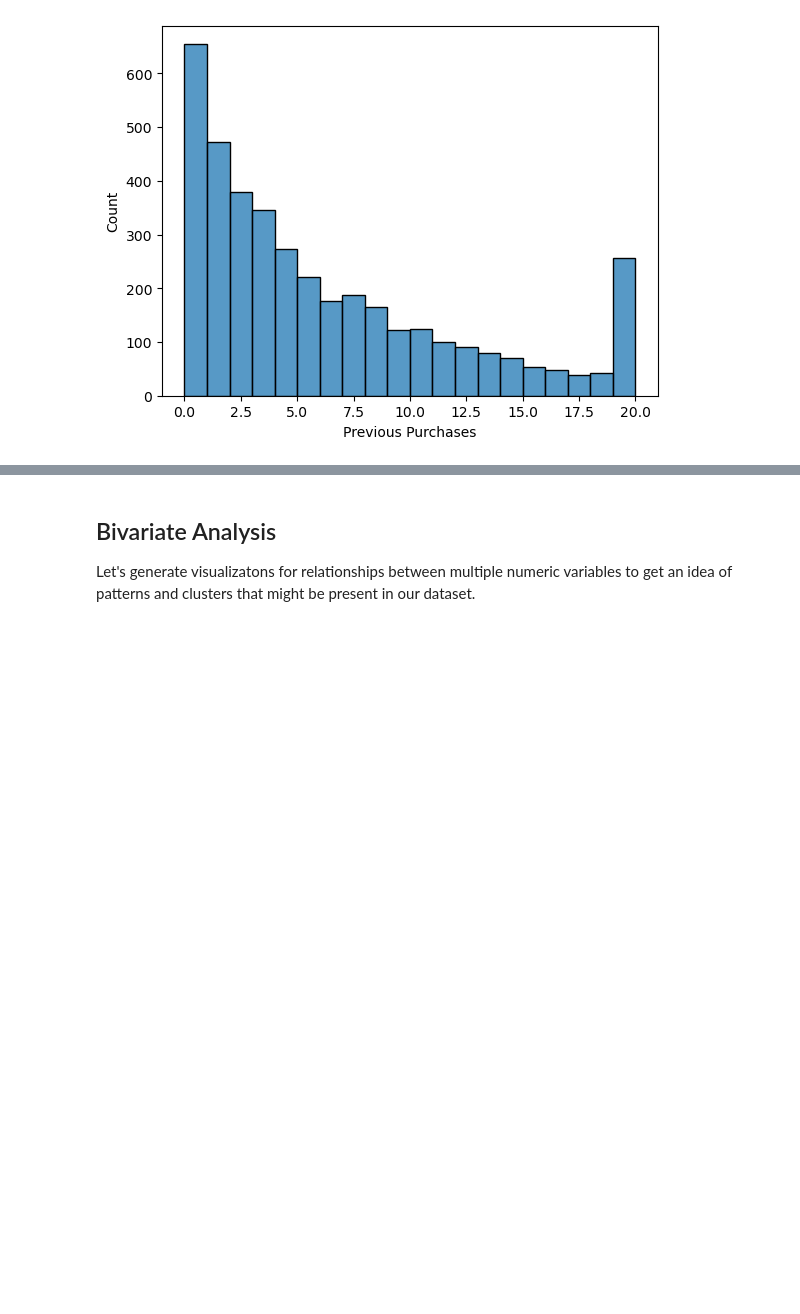
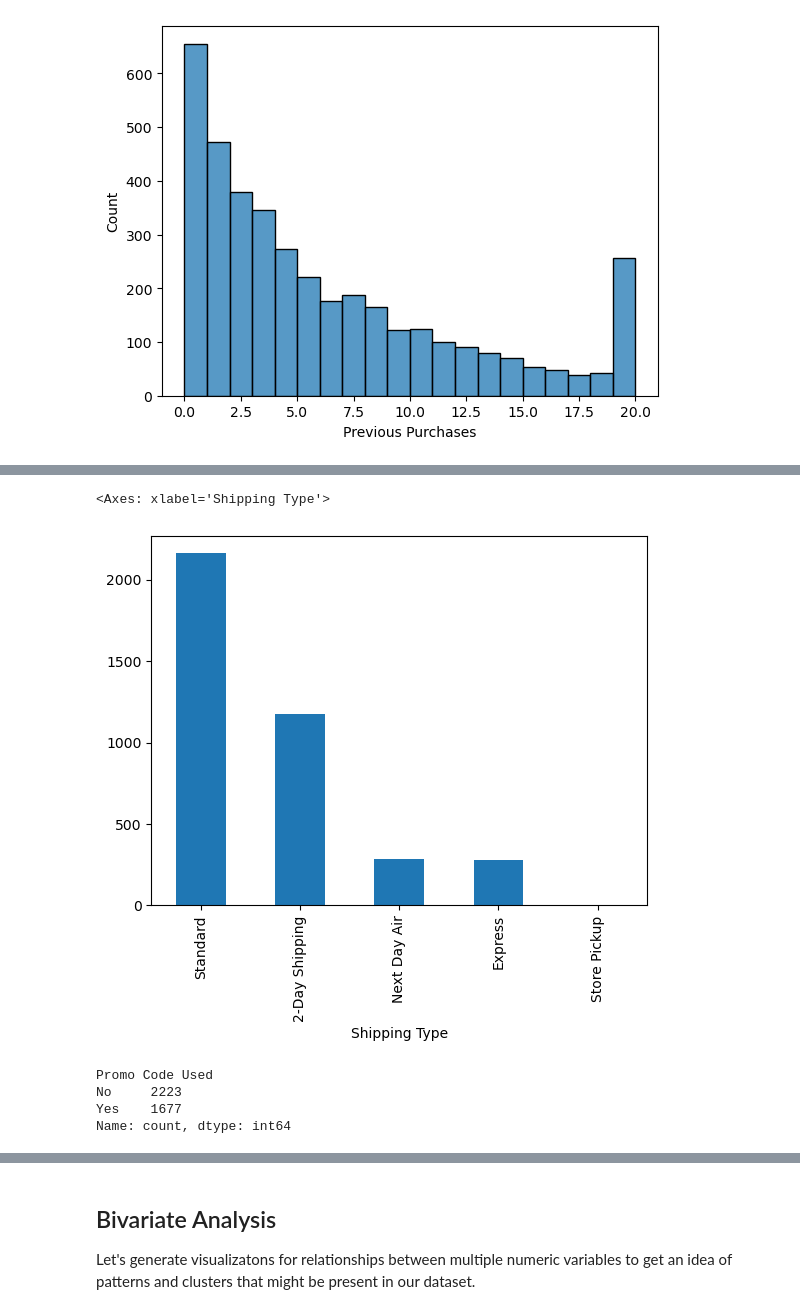
Before and after one commit to adesoyee/shopping-data-lab, a Jupyter notebook: code/01explore.ipynb, the cells around one changed output, grey strips where cells are left out. Cells and saved outputs as stored; diff of their text form; code cells hidden in the pictures; blank space fills up the shorter version.

```diff
--- a/code/01explore.ipynb
+++ b/code/01explore.ipynb
@@ -107,4 +123,5 @@ TypeError: 'method' object is not subscriptable
 # %%
 # TODO: count the frequency of unique values in the "Shipping Type" column, save this value into a new dataframe named "ship_counts"
 
-...
+ship_counts=df["Shipping Type"].value_counts()
+ship_counts
@@ -111,11 +136,20 @@ TypeError: 'method' object is not subscriptable
 # %%
 # TODO: plot a matplotlib barplot for the shipping_counts dataframe
 
-...
+ship_counts.plot.bar()
+# %% [output]
+<Axes: xlabel='Shipping Type'>
+[figure, added]
 # %%
 # TODO: count the frequency of unique values in the "Promo Code Used" column, save this value into a new dataframe named "promo_counts"
 
-...
+promo_counts=df["Promo Code Used"].value_counts()
+promo_counts
+# %% [output]
+Promo Code Used
+No     2223
+Yes    1677
+Name: count, dtype: int64
 # %%
 # TODO: plot a matplotlib barplot for the promo_counts dataframe
 
```
Also changed, not shown: parts of 30 cells of this notebook, 2 other files.
